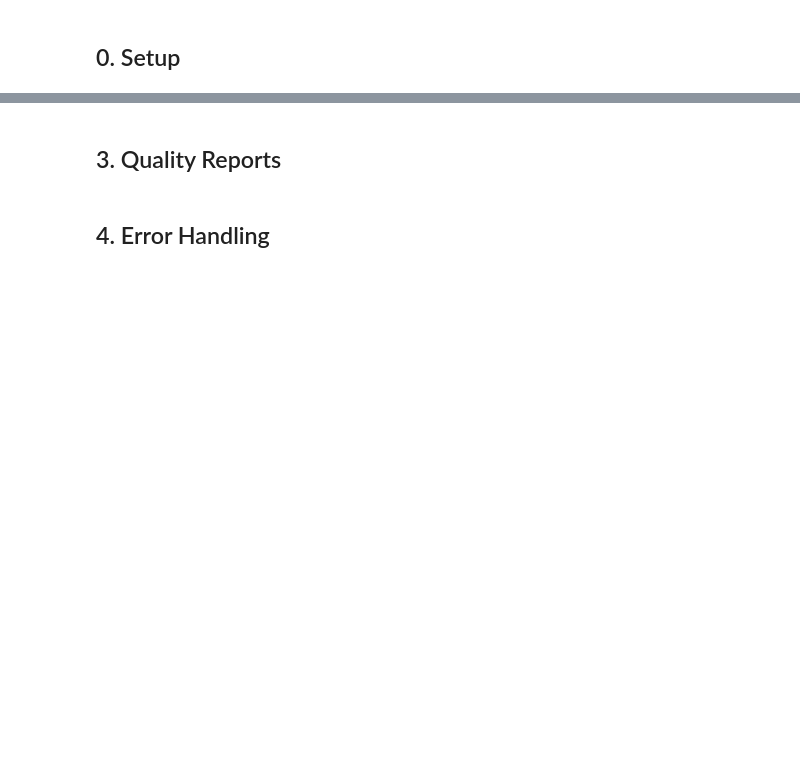
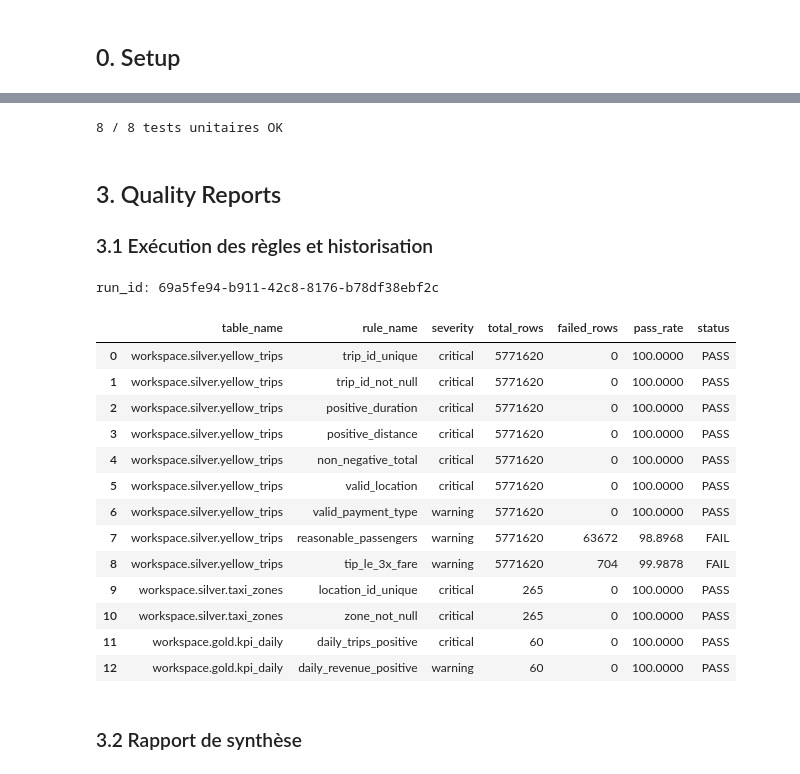
Before and after one commit to marouanemrf/Lakehouse-Databricks, a Jupyter notebook: Phase 06 — Data Quality.ipynb, the cells around one changed output, grey strips where cells are left out. Cells and saved outputs as stored; diff of their text form; code cells hidden in the pictures; blank space fills up the shorter version.

```diff
--- a/Phase 06 — Data Quality.ipynb
+++ b/Phase 06 — Data Quality.ipynb
@@ -24,4 +154,33 @@ from pyspark.sql.types import *
+# %%
+assert all(s == "PASS" for _, s, _ in test_results), "Des tests unitaires ont echoue"
+print(f"{len(test_results)} / {len(test_results)} tests unitaires OK")
+# %% [output]
+8 / 8 tests unitaires OK
 # %% [markdown]
 ## 3. Quality Reports
+### 3.1 Exécution des règles et historisation
-# %% [markdown]
-## 4. Error Handling
+# %%
+run_id = str(uuid.uuid4())
+dq_results = run_dq_checks(spark, rules, run_id)
+
+dq_results.write.format("delta").mode("append").saveAsTable(T_DQ_RESULTS)
+print("run_id:", run_id)
+dq_results.drop("run_id", "run_ts").toPandas()
+# %% [output]
+run_id: 69a5fe94-b911-42c8-8176-b78df38ebf2c
+|  | table_name | rule_name | severity | total_rows | failed_rows | pass_rate | status |
+| 0 | workspace.silver.yellow_trips | trip_id_unique | critical | 5771620 | 0 | 100.0000 | PASS |
+| 1 | workspace.silver.yellow_trips | trip_id_not_null | critical | 5771620 | 0 | 100.0000 | PASS |
+| 2 | workspace.silver.yellow_trips | positive_duration | critical | 5771620 | 0 | 100.0000 | PASS |
+| 3 | workspace.silver.yellow_trips | positive_distance | critical | 5771620 | 0 | 100.0000 | PASS |
+| 4 | workspace.silver.yellow_trips | non_negative_total | critical | 5771620 | 0 | 100.0000 | PASS |
+| 5 | workspace.silver.yellow_trips | valid_location | critical | 5771620 | 0 | 100.0000 | PASS |
+| 6 | workspace.silver.yellow_trips | valid_payment_type | warning | 5771620 | 0 | 100.0000 | PASS |
+| 7 | workspace.silver.yellow_trips | reasonable_passengers | warning | 5771620 | 63672 | 98.8968 | FAIL |
+| 8 | workspace.silver.yellow_trips | tip_le_3x_fare | warning | 5771620 | 704 | 99.9878 | FAIL |
+| 9 | workspace.silver.taxi_zones | location_id_unique | critical | 265 | 0 | 100.0000 | PASS |
+| 10 | workspace.silver.taxi_zones | zone_not_null | critical | 265 | 0 | 100.0000 | PASS |
+| 11 | workspace.gold.kpi_daily | daily_trips_positive | critical | 60 | 0 | 100.0000 | PASS |
+| 12 | workspace.gold.kpi_daily | daily_revenue_positive | warning | 60 | 0 | 100.0000 | PASS |
+# %% [markdown]
+### 3.2 Rapport de synthèse
```
Also changed, not shown: parts of 17 cells of this notebook, 25 other files.
